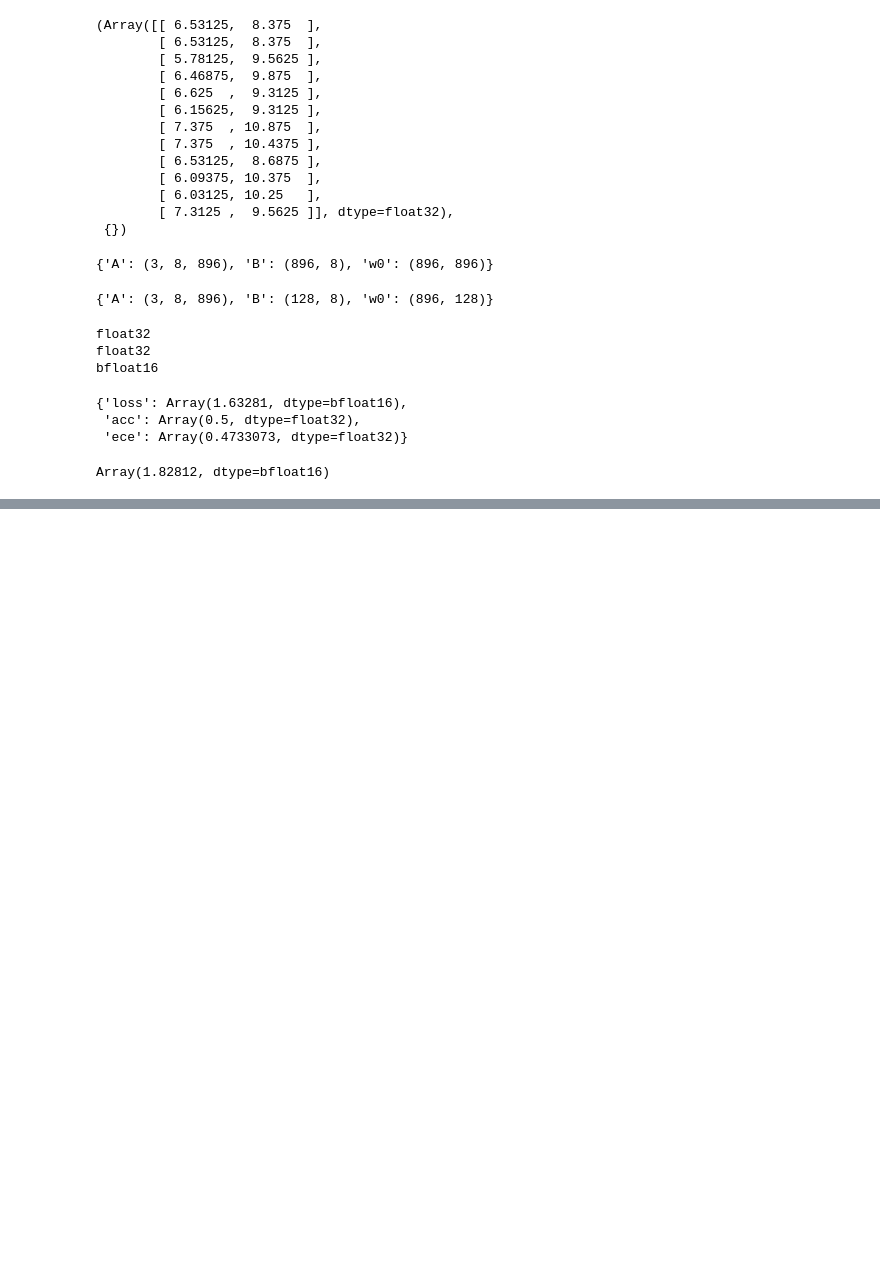
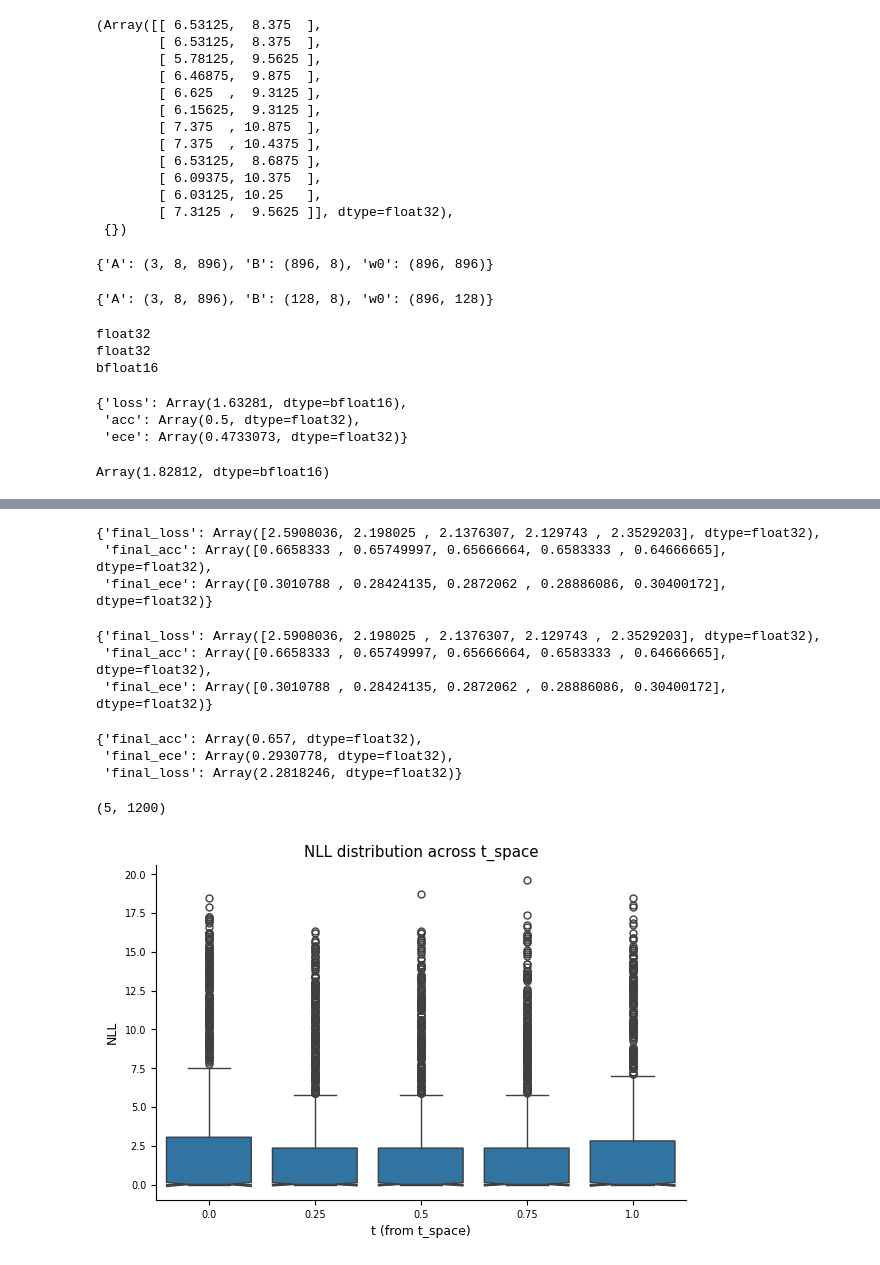
Before and after one commit to doldd/Time_Transformer, a Jupyter notebook: test_qwen_classification.ipynb, the cells around one changed output, grey strips where cells are left out. Cells and saved outputs as stored; diff of their text form; code cells hidden in the pictures; blank space fills up the shorter version.

Commit message:
analysed nll distribution in dataset

```diff
--- a/test_qwen_classification.ipynb
+++ b/test_qwen_classification.ipynb
@@ -953,7 +953,8 @@ from flax.core import freeze, unfreeze
 %autoreload 2
 
 # with np.load("datasets/text_classification/boolq/train_data.npz") as data:
-with np.load("datasets/text_classification/winogrande_s/test_data.npz") as data:
+# with np.load("datasets/text_classification/winogrande_s/test_data.npz") as data:
+with np.load("artifacts/winogrande_s_dataset:v0/test_data.npz") as data:
     input_ids = jnp.array(data['input_ids'])
     attention_mask = jnp.array(data['attention_mask'])
     labels = jnp.array(data['labels'])
@@ -966,6 +969,6 @@ input_ids.shape, attention_mask.shape, labels.shape, target_id.shape, all_target
 # %%
 
-model = QwenTextClassificationWrapper("datasets/model_exports/qwen2.5_0.5B_bfloat16", target_token_ids=all_target_ids)
+model = QwenTextClassificationWrapper("artifacts/qwen2.5_7B_bfloat16:v0/", target_token_ids=all_target_ids)
 
 params = model.init(None, None)
 params = unfreeze(params)
@@ -1105,0 +1252,54 @@ Array(1.82812, dtype=bfloat16)
+# %%
+
+t_space = jnp.linspace(0., 1., 5)
+rng_key, key = jax.random.split(key)
+test_metrics_fn_final = setup_metrics(s_model, 16, test_input_ids, test_attention_mask, test_labels, n_samples=len(t_space), use_linspace=True, average=False, key_prefix='final_')
+curve_metric, logits_test = test_metrics_fn_final(rng_key, params) # logits test with shape (n_samples, n_data, n_classes)
+curve_metric
+# %% [output]
+{'final_loss': Array([2.5908036, 2.198025 , 2.1376307, 2.129743 , 2.3529203], dtype=float32),
+ 'final_acc': Array([0.6658333 , 0.65749997, 0.65666664, 0.6583333 , 0.64666665],      dtype=float32),
+ 'final_ece': Array([0.3010788 , 0.28424135, 0.2872062 , 0.28886086, 0.30400172],      dtype=float32)}
+# %%
+curve_metric
+# %% [output]
+{'final_loss': Array([2.5908036, 2.198025 , 2.1376307, 2.129743 , 2.3529203], dtype=float32),
+ 'final_acc': Array([0.6658333 , 0.65749997, 0.65666664, 0.6583333 , 0.64666665],      dtype=float32),
+ 'final_ece': Array([0.3010788 , 0.28424135, 0.2872062 , 0.28886086, 0.30400172],      dtype=float32)}
+# %%
+jax.tree.map(lambda x: x.mean(), curve_metric)
+# %% [output]
+{'final_acc': Array(0.657, dtype=float32),
+ 'final_ece': Array(0.2930778, dtype=float32),
+ 'final_loss': Array(2.2818246, dtype=float32)}
+# %%
+from numpyro.distributions import Categorical
+nll = -Categorical(logits=logits_test).log_prob(test_labels[None, :])
+nll.shape
+# %% [output]
+(5, 1200)
+# %%
+import pandas as pd
+import seaborn as sns
+import numpy as np
+
+import matplotlib.pyplot as plt
+
+# convert jax arrays to numpy
+t_vals = np.array(t_space).reshape(-1)
+nll_arr = np.array(nll)  # shape (n_t, n_samples)
+
+# build dataframe: one row per (t, sample_nll)
+df = pd.DataFrame({
+    "t": np.repeat(t_vals, nll_arr.shape[1]),
+    "nll": nll_arr.flatten()
+})
+
+# boxplot with seaborn.catplot
+sns.catplot(data=df, x="t", y="nll", kind="box", height=4, aspect=1.5, notch=True)
+plt.xlabel("t (from t_space)")
+plt.ylabel("NLL")
+plt.title("NLL distribution across t_space")
+plt.show()
+# %% [output]
+[figure, added]
```
Also changed, not shown: parts of 21 cells of this notebook, 1 other file.
